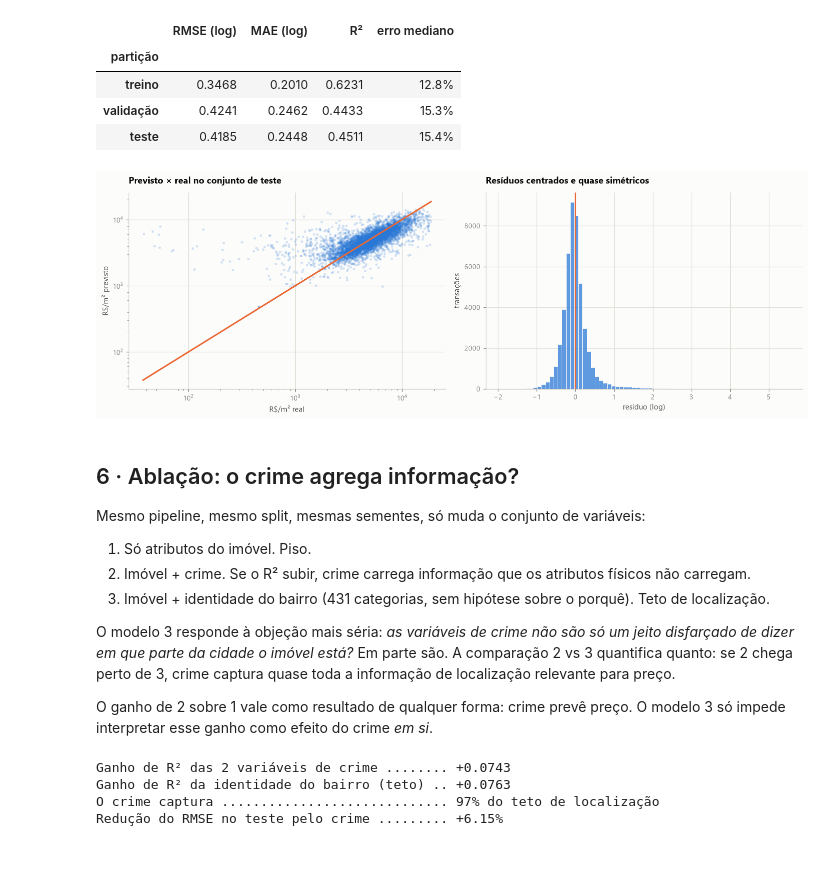
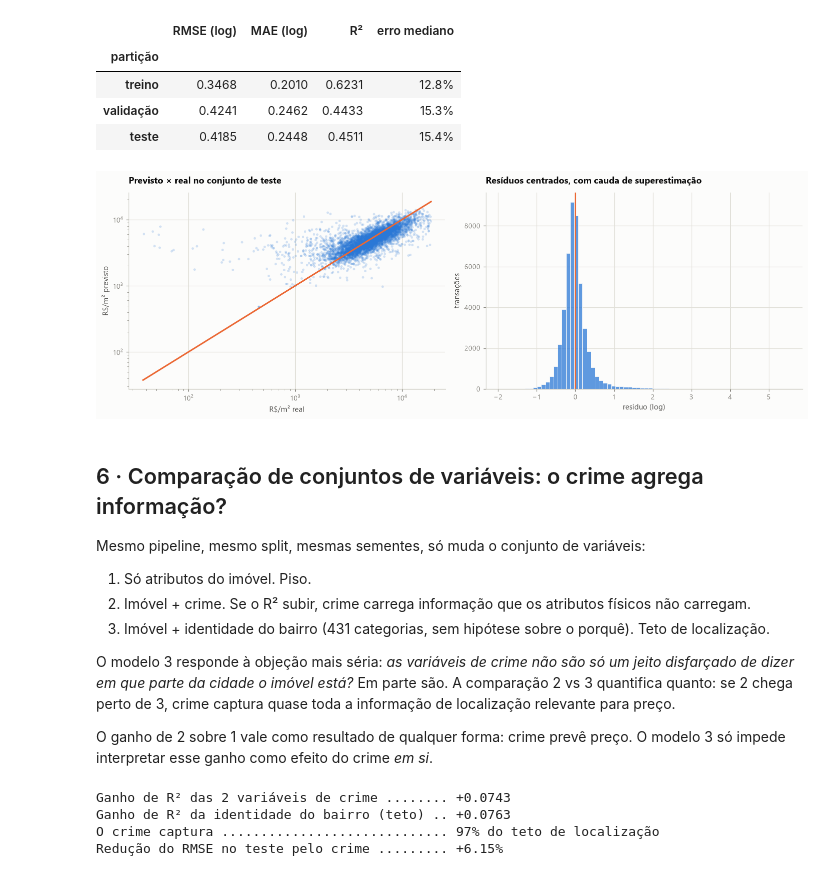
Before and after one commit to Rafa-Russo/Grupo-2, a Jupyter notebook: exploration/Russo/imoveis_sp/03_modelagem.ipynb, the cells around one changed output. Drawn from its saved outputs; the diff is of its cells as text; code cells hidden in the pictures.

```diff
--- a/exploration/Russo/imoveis_sp/03_modelagem.ipynb
+++ b/exploration/Russo/imoveis_sp/03_modelagem.ipynb
@@ -279,25 +324,25 @@ pd.DataFrame(
 # %%
 previsto = modelo_final.predict(teste[TODAS])
 amostra = np.random.default_rng(42).choice(len(teste), size=min(6000, len(teste)), replace=False)
 
 fig, (esq, drt) = plt.subplots(1, 2, figsize=(13, 4.6))
 
 esq.scatter(np.exp(teste["alvo"].to_numpy()[amostra]), np.exp(previsto[amostra]),
             s=10, alpha=0.2, color=AZUL, edgecolor="none")
 limites = np.exp([teste["alvo"].min(), teste["alvo"].max()])
 esq.plot(limites, limites, color=LARANJA, linewidth=2)
 esq.set(title="Previsto × real no conjunto de teste", xlabel="R$/m² real", ylabel="R$/m² previsto",
         xscale="log", yscale="log")
 
 sns.histplot(previsto - teste["alvo"], bins=70, color=AZUL, edgecolor=SUPERFICIE, linewidth=0.5, ax=drt)
 drt.axvline(0, color=LARANJA, linewidth=2)
-drt.set(title="Resíduos centrados e quase simétricos", xlabel="resíduo (log)", ylabel="transações")
+drt.set(title="Resíduos centrados, com cauda de superestimação", xlabel="resíduo (log)", ylabel="transações")
 
 plt.tight_layout()
 # %% [output]
-[figure, old version]
+[figure, new version]
 # %% [markdown]
-## 6 · Ablação: o crime agrega informação?
+## 6 · Comparação de conjuntos de variáveis: o crime agrega informação?
 
 Mesmo pipeline, mesmo split, mesmas sementes, só muda o conjunto de variáveis:
 
```
Also changed, not shown: parts of 15 cells of this notebook, 2 other files.
